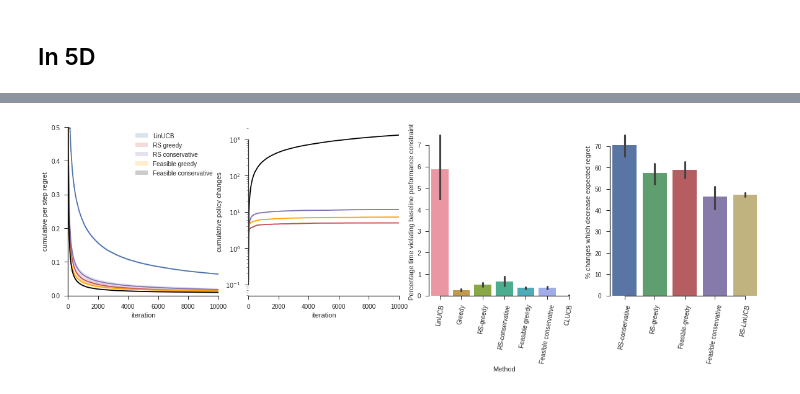
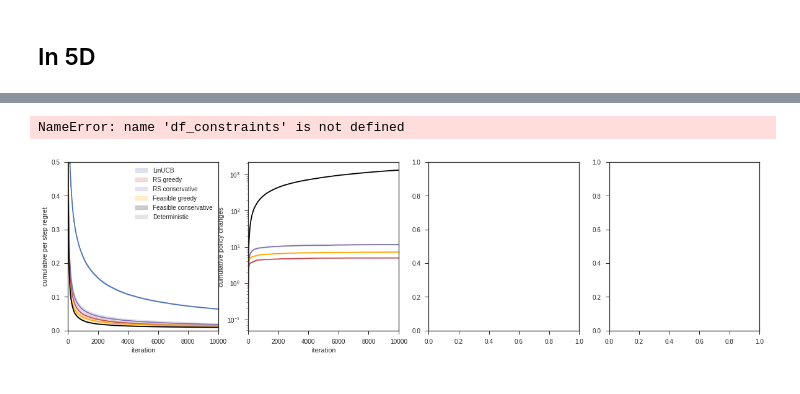
Before and after one commit to benlansdell/conservativerdd, a Jupyter notebook: compare_methods_maxcon_vs_feasible.ipynb, the cells around one changed output, grey strips where cells are left out. Cells and saved outputs as stored; diff of their text form; code cells hidden in the pictures.

```diff
--- a/compare_methods_maxcon_vs_feasible.ipynb
+++ b/compare_methods_maxcon_vs_feasible.ipynb
@@ -110,6 +113,20 @@ update_pol_maxthrconsgre = a['update_pol']
 expt_rewards_maxthrconsgre = a['reward']
 expt_rewards_baseline_maxthrconsgre = a['reward_baseline']
 expt_regret_maxthrconsgre = a['expt_regret']
+
+
+####
+
+
+alg = 'deterministicthreshold'
+fn_in = './runs/bandit_%s_M_%d_N_%d_with_d_%d_k_%d.npz'%(alg, M, N, d, k)
+a = np.load(fn_in)
+regret_detthr = a['regret']
+arm_pulls_detthr = a['arm_pulls']
+update_pol_detthr = a['update_pol']
+expt_rewards_detthr = a['reward']
+expt_rewards_baseline_detthr = a['reward_baseline']
+expt_regret_detthr = a['expt_regret']
 # %%
 #And the baseline performance violations........
 cum_expt_rewards_rs = np.cumsum(expt_rewards_rs, axis = 1)
@@ -177,35 +196,41 @@ sns.tsplot(smooth(np.divide(np.cumsum(regret_maxthrcons, axis = 1), np.arange(N)
 sns.tsplot(smooth(np.divide(np.cumsum(regret_thr, axis = 1), np.arange(N)), box_pts = 1), color='orange', ax = axes[0])
 sns.tsplot(smooth(np.divide(np.cumsum(regret_thrcons, axis = 1), np.arange(N)), box_pts = 1), color='black', ax = axes[0])
 
+sns.tsplot(smooth(np.divide(np.cumsum(regret_detthr, axis = 1), np.arange(N)), box_pts = 1), color='grey', ax = axes[0])
+
 axes[0].set_ylim([0, 0.5])
 axes[0].set_xlim([0, 10000])
 axes[0].set_xlabel('iteration')
 axes[0].set_ylabel('cumulative per step regret')
-axes[0].legend(['LinUCB', 'RS greedy', 'RS conservative', 'Feasible greedy', 'Feasible conservative'])
+axes[0].legend(['LinUCB', 'RS greedy', 'RS conservative', 'Feasible greedy', 'Feasible conservative', 'Deterministic'])
 
 #Plot number of policy changes. By definition both greedy and LinUCB are linear
 sns.tsplot(np.cumsum(update_pol_maxthrconsgre, axis = 1), color = 'C2', ax = axes[1])
 sns.tsplot(np.cumsum(update_pol_maxthrcons, axis = 1), color = 'C3', ax = axes[1])
 sns.tsplot(np.cumsum(update_pol_thr, axis = 1), color = 'orange', ax = axes[1])
 sns.tsplot(np.cumsum(update_pol_thrcons, axis = 1), color = 'black', ax = axes[1])
+
+sns.tsplot(np.cumsum(update_pol_detthr, axis = 1), color = 'grey', ax = axes[1])
+
 axes[1].set_xlim([0, 10000])
 axes[1].set_xlabel('iteration')
 axes[1].set_ylabel('cumulative policy changes')
 axes[1].set_yscale('log')
 
 sns.barplot(data = df_constraints, ax =axes[2])
 axes[2].set_xlabel("Method")
 axes[2].set_ylabel("Percentage time violating baseline performance constraint")
 #axes[2].set_xticks(rotation=80)
 
 axes[2].set_xticklabels(axes[2].get_xticklabels(), rotation=80)
 
 sns.barplot(data = df_improvements, ax = axes[3])
 plt.ylabel("% changes which decrease expected regret")
 plt.xticks(rotation=80)
 
 sns.despine(trim = True)
 
-plt.savefig('./figs/compare_methods_maxcon_feasible.pdf')
+#plt.savefig('./figs/compare_methods_maxcon_feasible.pdf')
 # %% [output]
+NameError: name 'df_constraints' is not defined
-[figure, old version]
+[figure, new version]
```
Also changed, not shown: parts of 6 cells of this notebook, 4 other files.
